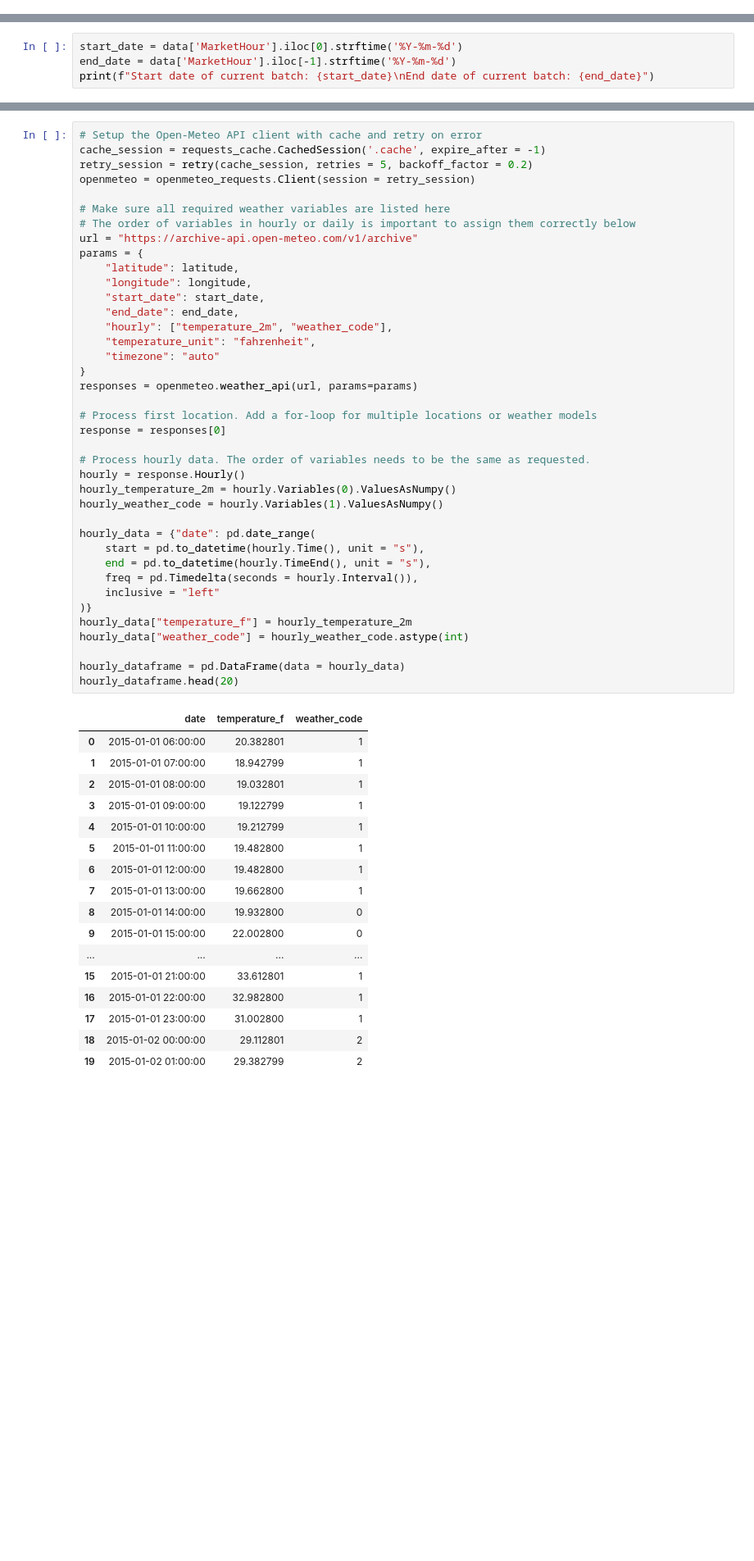
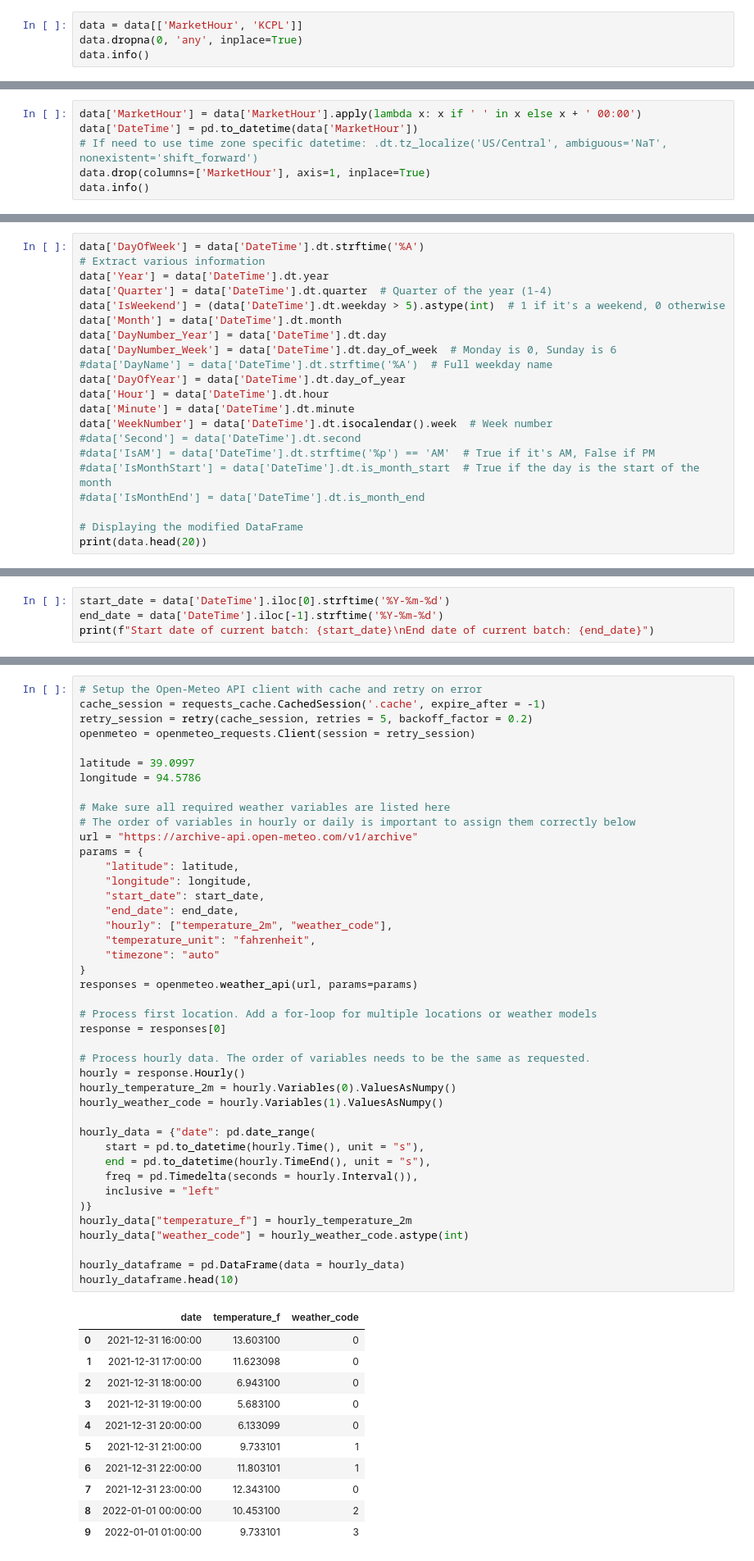
Before and after one commit to Freddy1381/Load_Forecasting, a Jupyter notebook: dataset_preprocess.ipynb, the cells around one changed output, grey strips where cells are left out. Shown at 82% size. Drawn from its saved outputs; the diff is of its cells as text; blank space fills up the shorter version.

```diff
--- a/dataset_preprocess.ipynb
+++ b/dataset_preprocess.ipynb
@@ -84,0 +61,4 @@ data.head(20)
+# %%
+data = data[['MarketHour', 'KCPL']]
+data.dropna(0, 'any', inplace=True)
+data.info()
@@ -84,0 +75,6 @@ data.head(20)
+# %%
+data['MarketHour'] = data['MarketHour'].apply(lambda x: x if ' ' in x else x + ' 00:00')
+data['DateTime'] = pd.to_datetime(data['MarketHour'])
+# If need to use time zone specific datetime: .dt.tz_localize('US/Central', ambiguous='NaT', nonexistent='shift_forward')
+data.drop(columns=['MarketHour'], axis=1, inplace=True)
+data.info()
@@ -84,0 +91,21 @@ data.head(20)
+# %%
+data['DayOfWeek'] = data['DateTime'].dt.strftime('%A')
+# Extract various information
+data['Year'] = data['DateTime'].dt.year
+data['Quarter'] = data['DateTime'].dt.quarter  # Quarter of the year (1-4)
+data['IsWeekend'] = (data['DateTime'].dt.weekday > 5).astype(int)  # 1 if it's a weekend, 0 otherwise
+data['Month'] = data['DateTime'].dt.month
+data['DayNumber_Year'] = data['DateTime'].dt.day
+data['DayNumber_Week'] = data['DateTime'].dt.day_of_week  # Monday is 0, Sunday is 6
+#data['DayName'] = data['DateTime'].dt.strftime('%A')  # Full weekday name
+data['DayOfYear'] = data['DateTime'].dt.day_of_year
+data['Hour'] = data['DateTime'].dt.hour
+data['Minute'] = data['DateTime'].dt.minute
+data['WeekNumber'] = data['DateTime'].dt.isocalendar().week  # Week number
+#data['Second'] = data['DateTime'].dt.second
+#data['IsAM'] = data['DateTime'].dt.strftime('%p') == 'AM'  # True if it's AM, False if PM
+#data['IsMonthStart'] = data['DateTime'].dt.is_month_start  # True if the day is the start of the month
+#data['IsMonthEnd'] = data['DateTime'].dt.is_month_end
+
+# Displaying the modified DataFrame
+print(data.head(20))
@@ -125,5 +178,5 @@ Coordinates for Kansas City: Latitude 39.100105, Longitude -94.5781416
 # %%
-start_date = data['MarketHour'].iloc[0].strftime('%Y-%m-%d')
-end_date = data['MarketHour'].iloc[-1].strftime('%Y-%m-%d')
+start_date = data['DateTime'].iloc[0].strftime('%Y-%m-%d')
+end_date = data['DateTime'].iloc[-1].strftime('%Y-%m-%d')
 print(f"Start date of current batch: {start_date}\nEnd date of current batch: {end_date}")
 # %% [output]
@@ -134,6 +187,9 @@ End date of current batch: 2015-02-01
 cache_session = requests_cache.CachedSession('.cache', expire_after = -1)
 retry_session = retry(cache_session, retries = 5, backoff_factor = 0.2)
 openmeteo = openmeteo_requests.Client(session = retry_session)
+
+latitude = 39.0997
+longitude = 94.5786
 
 # Make sure all required weather variables are listed here
 # The order of variables in hourly or daily is important to assign them correctly below
@@ -142,50 +198,44 @@ params = {
 	"latitude": latitude,
 	"longitude": longitude,
 	"start_date": start_date,
 	"end_date": end_date,
 	"hourly": ["temperature_2m", "weather_code"],
 	"temperature_unit": "fahrenheit",
 	"timezone": "auto"
 }
 responses = openmeteo.weather_api(url, params=params)
 
 # Process first location. Add a for-loop for multiple locations or weather models
 response = responses[0]
 
 # Process hourly data. The order of variables needs to be the same as requested.
 hourly = response.Hourly()
 hourly_temperature_2m = hourly.Variables(0).ValuesAsNumpy()
 hourly_weather_code = hourly.Variables(1).ValuesAsNumpy()
 
 hourly_data = {"date": pd.date_range(
 	start = pd.to_datetime(hourly.Time(), unit = "s"),
 	end = pd.to_datetime(hourly.TimeEnd(), unit = "s"),
 	freq = pd.Timedelta(seconds = hourly.Interval()),
 	inclusive = "left"
 )}
 hourly_data["temperature_f"] = hourly_temperature_2m
 hourly_data["weather_code"] = hourly_weather_code.astype(int)
 
 hourly_dataframe = pd.DataFrame(data = hourly_data)
-hourly_dataframe.head(20)
+hourly_dataframe.head(10)
 # %% [output]
 |  | date | temperature_f | weather_code |
-| 0 | 2015-01-01 06:00:00 | 20.382801 | 1 |
-| 1 | 2015-01-01 07:00:00 | 18.942799 | 1 |
-| 2 | 2015-01-01 08:00:00 | 19.032801 | 1 |
-| 3 | 2015-01-01 09:00:00 | 19.122799 | 1 |
-| 4 | 2015-01-01 10:00:00 | 19.212799 | 1 |
-| 5 | 2015-01-01 11:00:00 | 19.482800 | 1 |
-| 6 | 2015-01-01 12:00:00 | 19.482800 | 1 |
-| 7 | 2015-01-01 13:00:00 | 19.662800 | 1 |
-| 8 | 2015-01-01 14:00:00 | 19.932800 | 0 |
-| 9 | 2015-01-01 15:00:00 | 22.002800 | 0 |
-| ... | ... | ... | ... |
-| 15 | 2015-01-01 21:00:00 | 33.612801 | 1 |
-| 16 | 2015-01-01 22:00:00 | 32.982800 | 1 |
-| 17 | 2015-01-01 23:00:00 | 31.002800 | 1 |
-| 18 | 2015-01-02 00:00:00 | 29.112801 | 2 |
-| 19 | 2015-01-02 01:00:00 | 29.382799 | 2 |
+| 0 | 2021-12-31 16:00:00 | 13.603100 | 0 |
+| 1 | 2021-12-31 17:00:00 | 11.623098 | 0 |
+| 2 | 2021-12-31 18:00:00 | 6.943100 | 0 |
+| 3 | 2021-12-31 19:00:00 | 5.683100 | 0 |
+| 4 | 2021-12-31 20:00:00 | 6.133099 | 0 |
+| 5 | 2021-12-31 21:00:00 | 9.733101 | 1 |
+| 6 | 2021-12-31 22:00:00 | 11.803101 | 1 |
+| 7 | 2021-12-31 23:00:00 | 12.343100 | 0 |
+| 8 | 2022-01-01 00:00:00 | 10.453100 | 2 |
+| 9 | 2022-01-01 01:00:00 | 9.733101 | 3 |
 # %%
 hourly_dataframe['weather_code'].value_counts()
 # %% [output]
```
Also changed, not shown: parts of 15 cells of this notebook, 7 other files.
